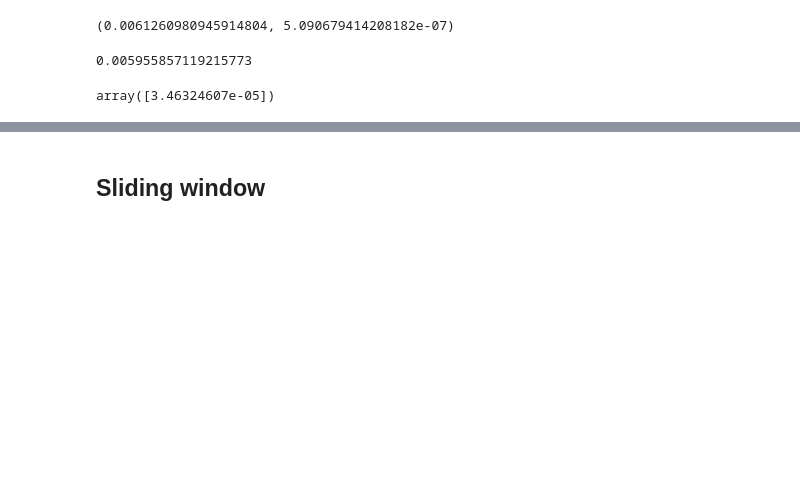
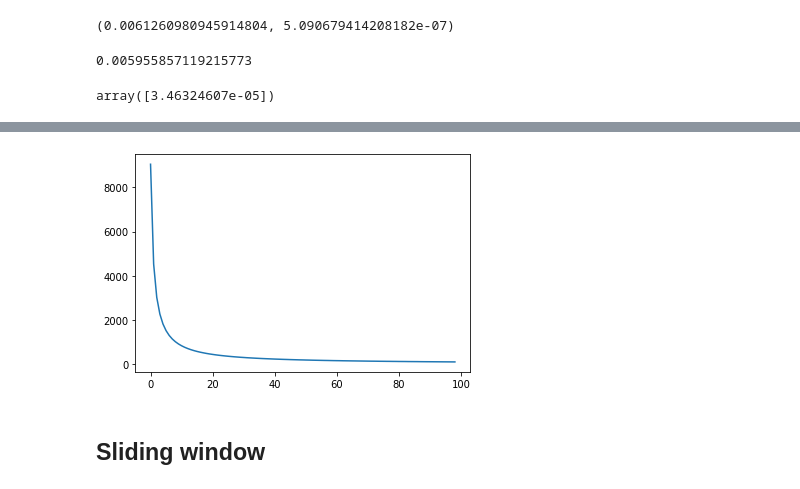
Before and after one commit to CamiVasz/Similarity, a Jupyter notebook: PR.ipynb, the cells around one changed output, grey strips where cells are left out. Drawn from its saved outputs; the diff is of its cells as text; code cells hidden in the pictures; blank space fills up the shorter version.

```diff
--- a/PR.ipynb
+++ b/PR.ipynb
@@ -366,4 +320,0 @@ KeyboardInterrupt:
-# %%
-def compression(x):
-    # x a matrix of nxm
-    n,m = x.size()
@@ -433,0 +365,8 @@ KeyboardInterrupt:
+# %%
+def compression(X, epsilon):
+    final = []
+    for i in range(1,int(np.max(X)/epsilon)):
+        b = X[X < epsilon*i]
+        a = b[b > epsilon*i-1]
+        final.append(np.mean(a))
+    return final
@@ -434,3 +402,12 @@ KeyboardInterrupt:
+# %%
+l = []
+for i in np.arange(0.01,1,0.01):
+    l.append(len(compression(t1,i)))
+# %%
+plt.plot(l)
+plt.show()
+# %% [output]
+[figure, added]
 # %% [markdown]
 ## Sliding window
 # %%
```
Also changed, not shown: parts of 20 cells of this notebook.
